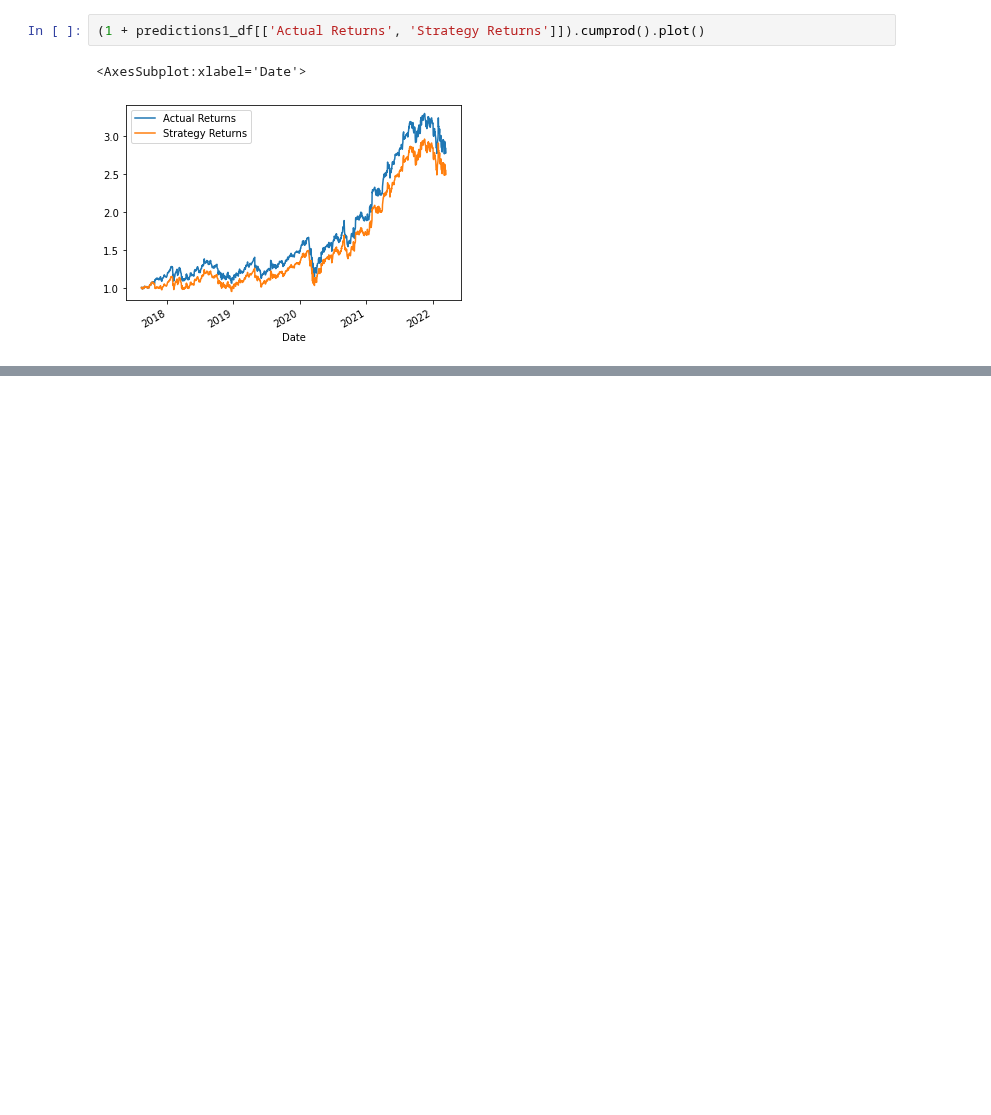
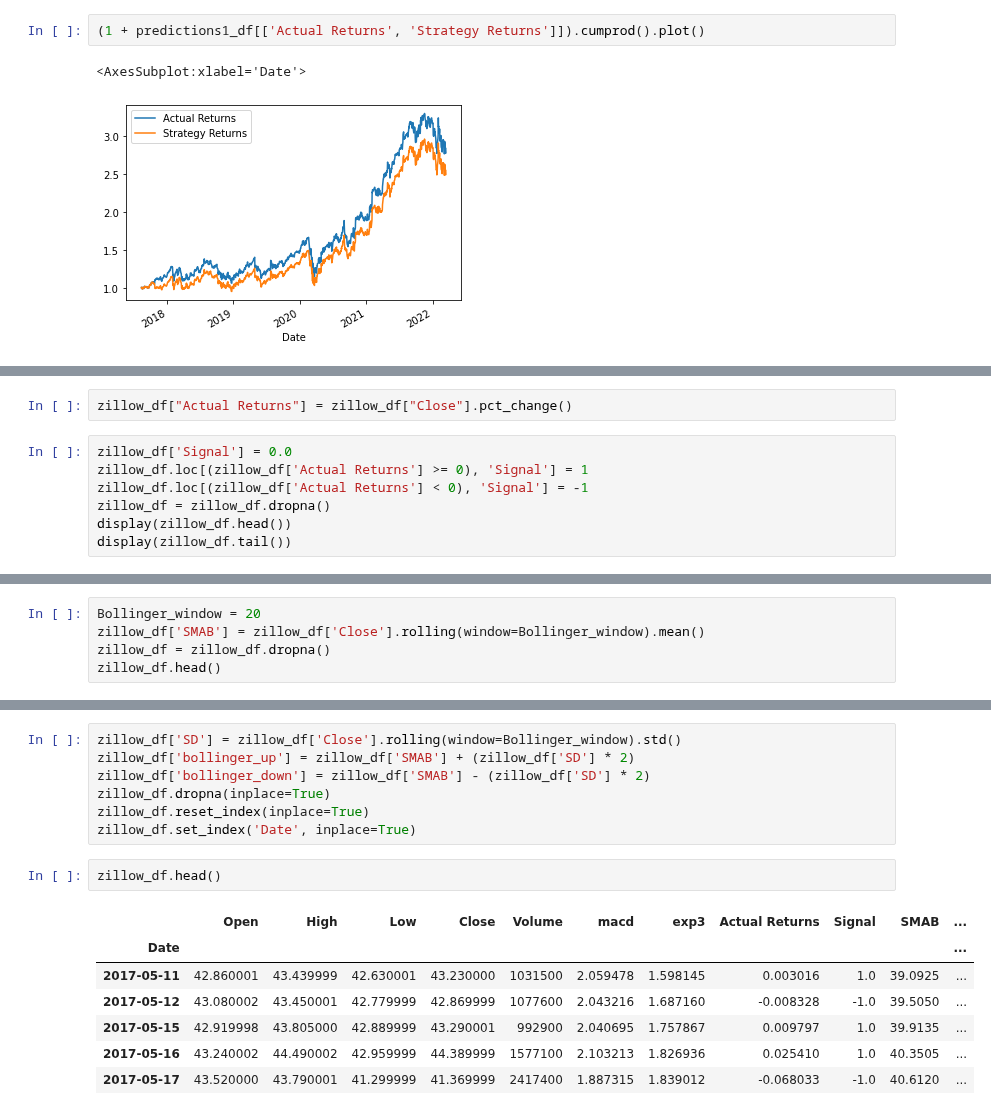
Before and after one commit to Phil-Hills/Project-2, a Jupyter notebook: Google2.ipynb, the cells around one changed output, grey strips where cells are left out. Saved outputs shown, nothing was run; the diff lists cells and outputs as text; blank space fills up the shorter version.

```diff
--- a/Google2.ipynb
+++ b/Google2.ipynb
@@ -376,0 +441,9 @@ display(predictions1_df.tail())
+# %%
+zillow_df["Actual Returns"] = zillow_df["Close"].pct_change()
+# %%
+zillow_df['Signal'] = 0.0
+zillow_df.loc[(zillow_df['Actual Returns'] >= 0), 'Signal'] = 1
+zillow_df.loc[(zillow_df['Actual Returns'] < 0), 'Signal'] = -1
+zillow_df = zillow_df.dropna()
+display(zillow_df.head())
+display(zillow_df.tail())
@@ -376,0 +586,5 @@ display(predictions1_df.tail())
+# %%
+Bollinger_window = 20
+zillow_df['SMAB'] = zillow_df['Close'].rolling(window=Bollinger_window).mean()
+zillow_df = zillow_df.dropna()
+zillow_df.head()
@@ -376,0 +604,17 @@ display(predictions1_df.tail())
+# %%
+zillow_df['SD'] = zillow_df['Close'].rolling(window=Bollinger_window).std()
+zillow_df['bollinger_up'] = zillow_df['SMAB'] + (zillow_df['SD'] * 2)
+zillow_df['bollinger_down'] = zillow_df['SMAB'] - (zillow_df['SD'] * 2)
+zillow_df.dropna(inplace=True)
+zillow_df.reset_index(inplace=True)
+zillow_df.set_index('Date', inplace=True)
+# %%
+zillow_df.head()
+# %% [output]
+|  | Open | High | Low | Close | Volume | macd | exp3 | Actual Returns | Signal | SMAB | ... |
+| Date |  |  |  |  |  |  |  |  |  |  | ... |
+| 2017-05-11 | 42.860001 | 43.439999 | 42.630001 | 43.230000 | 1031500 | 2.059478 | 1.598145 | 0.003016 | 1.0 | 39.0925 | ... |
+| 2017-05-12 | 43.080002 | 43.450001 | 42.779999 | 42.869999 | 1077600 | 2.043216 | 1.687160 | -0.008328 | -1.0 | 39.5050 | ... |
+| 2017-05-15 | 42.919998 | 43.805000 | 42.889999 | 43.290001 | 992900 | 2.040695 | 1.757867 | 0.009797 | 1.0 | 39.9135 | ... |
+| 2017-05-16 | 43.240002 | 44.490002 | 42.959999 | 44.389999 | 1577100 | 2.103213 | 1.826936 | 0.025410 | 1.0 | 40.3505 | ... |
+| 2017-05-17 | 43.520000 | 43.790001 | 41.299999 | 41.369999 | 2417400 | 1.887315 | 1.839012 | -0.068033 | -1.0 | 40.6120 | ... |
```
Also changed, not shown: parts of 39 cells of this notebook.
